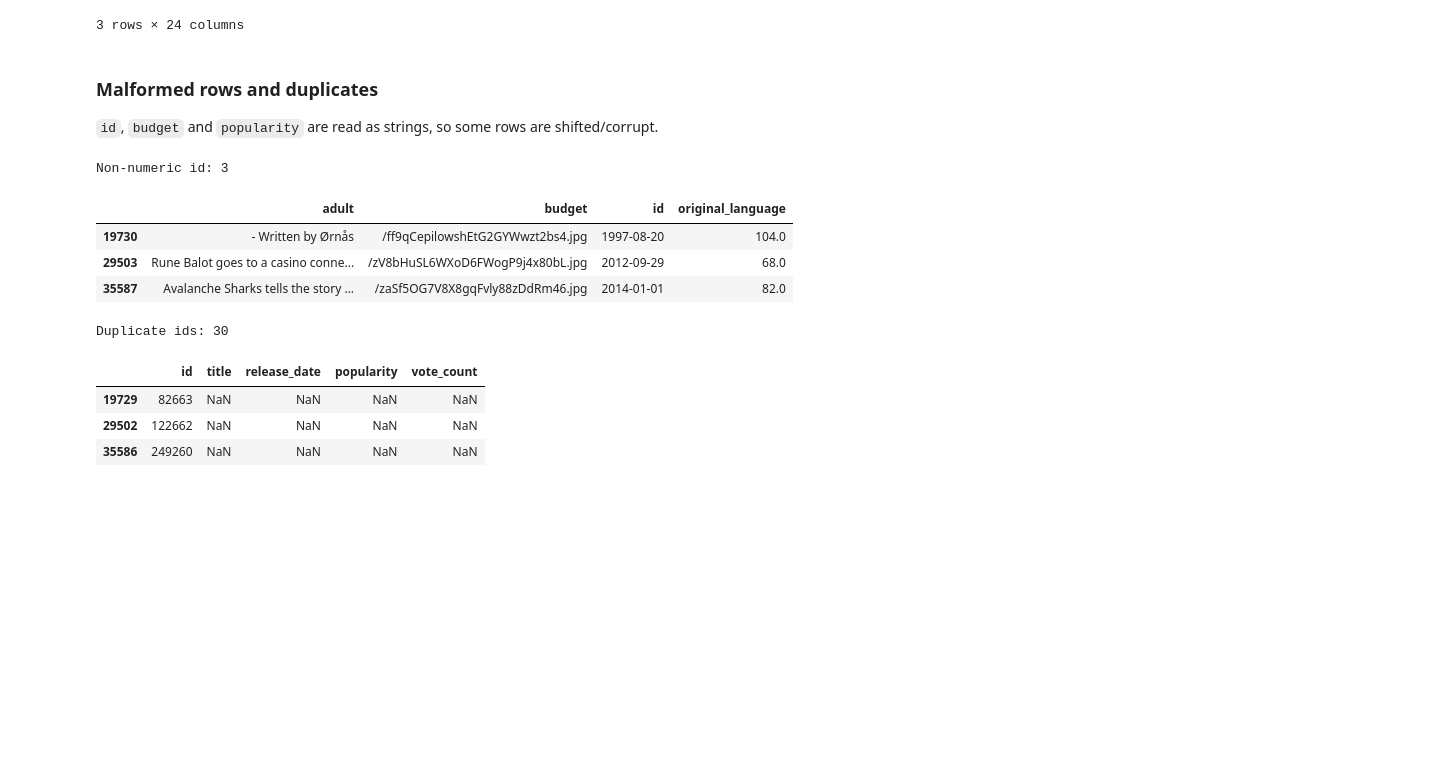
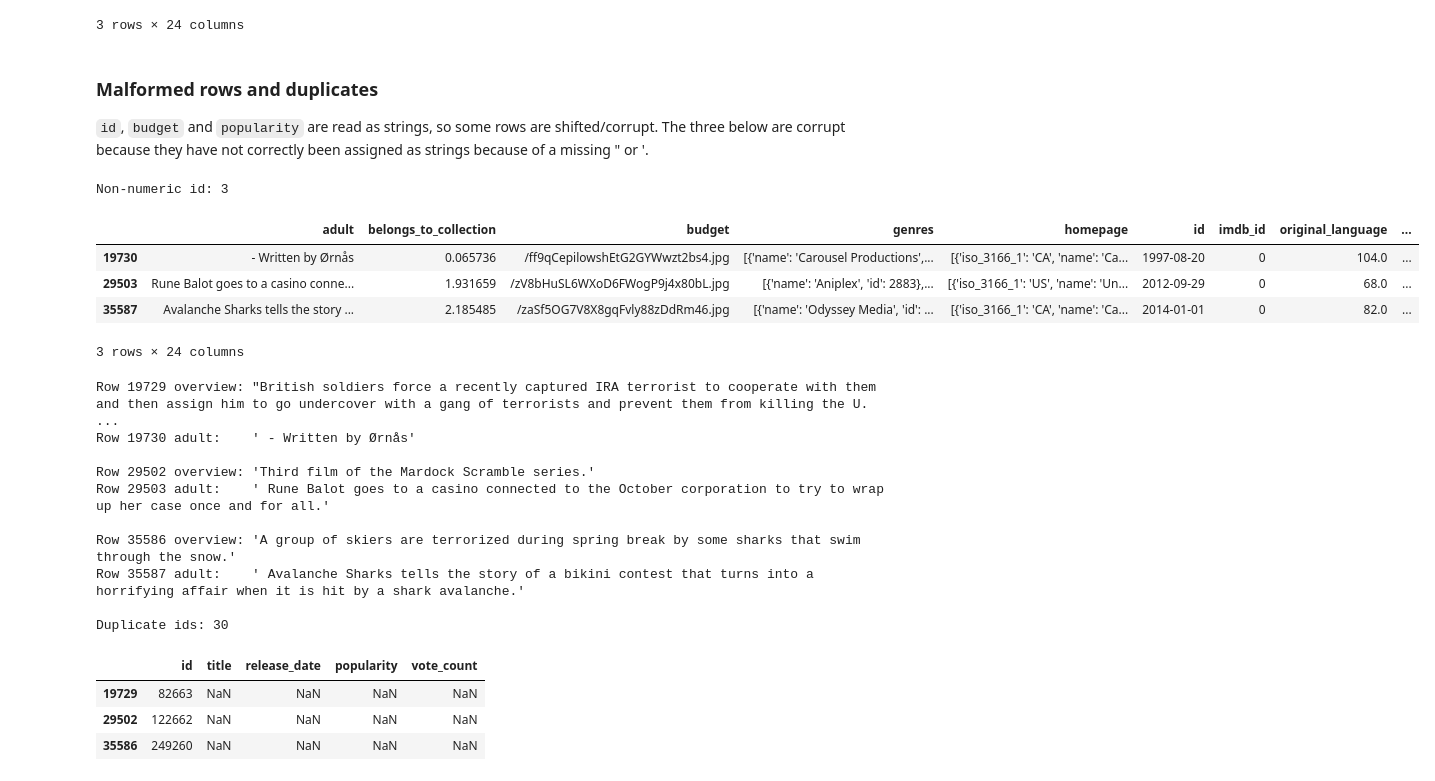
Before and after one commit to AleksanderKvelland/TDT4225_Assignment3_G110, a Jupyter notebook: Part1.1.ipynb, the cells around one changed output. Saved outputs shown, nothing was run; the diff lists cells and outputs as text; code cells hidden in the pictures; blank space fills up the shorter version.

Commit message:
Describe corrupt/shifted movie rows more explicitly

```diff
--- a/Part1.1.ipynb
+++ b/Part1.1.ipynb
@@ -54,24 +54,40 @@ movies.head(3)
 3 rows × 24 columns
 # %% [markdown]
 ### Malformed rows and duplicates
-`id`, `budget` and `popularity` are read as strings, so some rows are shifted/corrupt.
+`id`, `budget` and `popularity` are read as strings, so some rows are shifted/corrupt. The three below are corrupt because they have not correctly been assigned as strings because of a missing " or '.
 # %%
-# Rows with a non-numeric id are corrupt (shifted columns), so show them
+# Rows with a non-numeric id are corrupt
 bad_id = pd.to_numeric(movies["id"], errors="coerce").isna()
 print("Non-numeric id:", bad_id.sum())
-display(movies.loc[bad_id, ["adult", "budget", "id", "original_language"]])
+display(movies.loc[bad_id])
+
+# Print the full overview of each corrupted movie (before the rows are dropped). The overview is unquoted in the CSV and
+# contains a line break, so it starts in the "overview" of the row above and continues in the "adult" column of the corrupt row
+for idx in movies.index[bad_id]:
+    print(f"Row {idx - 1} overview:", repr(movies.loc[idx - 1, "overview"]))
+    print(f"Row {idx} adult:   ", repr(movies.loc[idx, "adult"]), "\n")
 
 # Drop the corrupt rows, convert id to int and count duplicate movie ids
 movies = movies[~bad_id].copy()
 movies["id"] = movies["id"].astype(int)
 print("Duplicate ids:", movies["id"].duplicated().sum())
 # %% [output]
 Non-numeric id: 3
-|  | adult | budget | id | original_language |
-| 19730 | - Written by Ørnås | /ff9qCepilowshEtG2GYWwzt2bs4.jpg | 1997-08-20 | 104.0 |
-| 29503 | Rune Balot goes to a casino conne... | /zV8bHuSL6WXoD6FWogP9j4x80bL.jpg | 2012-09-29 | 68.0 |
-| 35587 | Avalanche Sharks tells the story ... | /zaSf5OG7V8X8gqFvly88zDdRm46.jpg | 2014-01-01 | 82.0 |
+|  | adult | belongs_to_collection | budget | genres | homepage | id | imdb_id | original_language | ... |
+| 19730 | - Written by Ørnås | 0.065736 | /ff9qCepilowshEtG2GYWwzt2bs4.jpg | [{'name': 'Carousel Productions',... | [{'iso_3166_1': 'CA', 'name': 'Ca... | 1997-08-20 | 0 | 104.0 | ... |
+| 29503 | Rune Balot goes to a casino conne... | 1.931659 | /zV8bHuSL6WXoD6FWogP9j4x80bL.jpg | [{'name': 'Aniplex', 'id': 2883},... | [{'iso_3166_1': 'US', 'name': 'Un... | 2012-09-29 | 0 | 68.0 | ... |
+| 35587 | Avalanche Sharks tells the story ... | 2.185485 | /zaSf5OG7V8X8gqFvly88zDdRm46.jpg | [{'name': 'Odyssey Media', 'id': ... | [{'iso_3166_1': 'CA', 'name': 'Ca... | 2014-01-01 | 0 | 82.0 | ... |
-Duplicate ids: 30
+3 rows × 24 columns
+Row 19729 overview: "British soldiers force a recently captured IRA terrorist to cooperate with them and then assign him to go undercover with a gang of terrorists and prevent them from killing the U. ...
+Row 19730 adult:    ' - Written by Ørnås'
+
+Row 29502 overview: 'Third film of the Mardock Scramble series.'
+Row 29503 adult:    ' Rune Balot goes to a casino connected to the October corporation to try to wrap up her case once and for all.'
+
+Row 35586 overview: 'A group of skiers are terrorized during spring break by some sharks that swim through the snow.'
+Row 35587 adult:    ' Avalanche Sharks tells the story of a bikini contest that turns into a horrifying affair when it is hit by a shark avalanche.'
+
+Duplicate ids: 30
 # %%
 # The row before each corrupt row is cut off (a line break in overview split the movie in two), so most of its columns are empty
 display(movies.loc[movies["title"].isna(), ["id", "title", "release_date", "popularity", "vote_count"]])
```
